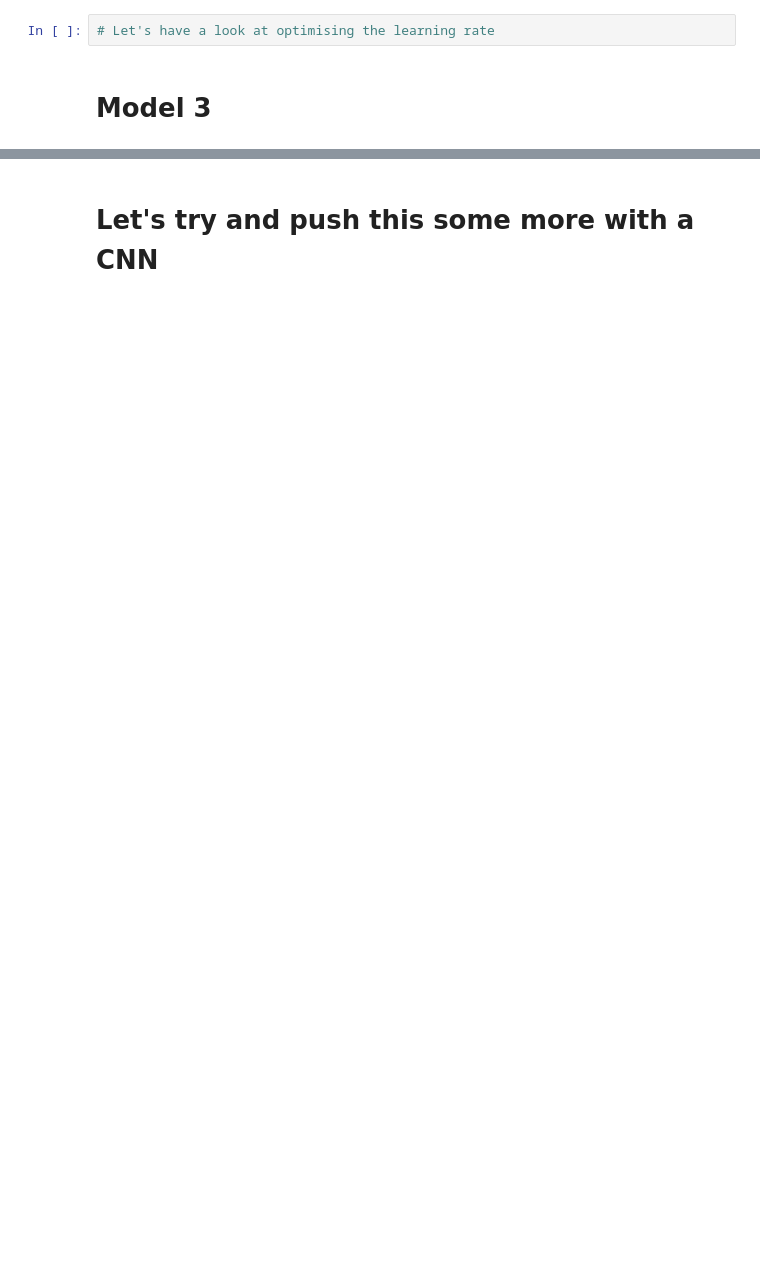
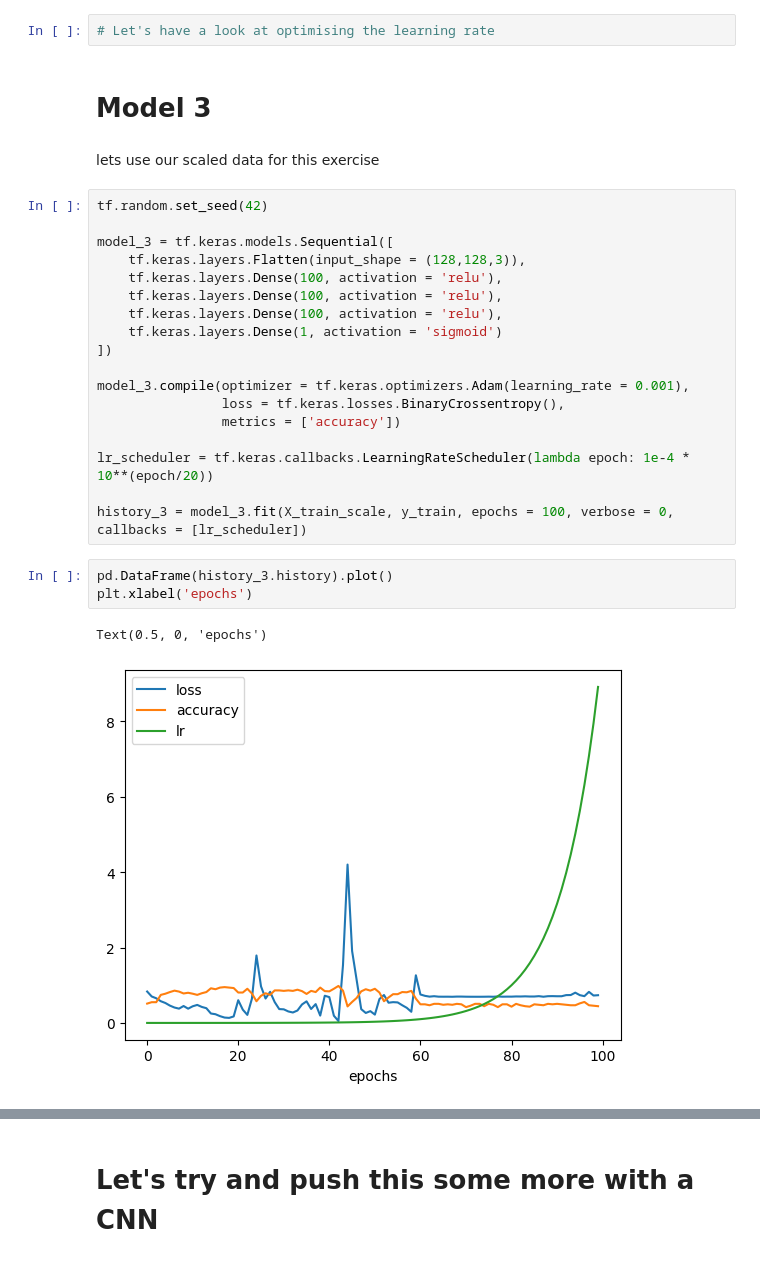
Before and after one commit to jmclaughlin0/haemorrhage, a Jupyter notebook: Basic_Haemorrhage_DL.ipynb, the cells around one changed output, grey strips where cells are left out. Saved outputs shown, nothing was run; the diff lists cells and outputs as text; blank space fills up the shorter version.

```diff
--- a/Basic_Haemorrhage_DL.ipynb
+++ b/Basic_Haemorrhage_DL.ipynb
@@ -291,3 +289,29 @@ model_2.evaluate(X_test_scale, y_test)
 # Let's have a look at optimising the learning rate
 # %% [markdown]
 # Model 3
+# %% [markdown]
+lets use our scaled data for this exercise
+# %%
+tf.random.set_seed(42)
+
+model_3 = tf.keras.models.Sequential([
+    tf.keras.layers.Flatten(input_shape = (128,128,3)),
+    tf.keras.layers.Dense(100, activation = 'relu'),
+    tf.keras.layers.Dense(100, activation = 'relu'),
+    tf.keras.layers.Dense(100, activation = 'relu'),
+    tf.keras.layers.Dense(1, activation = 'sigmoid')
+])
+
+model_3.compile(optimizer = tf.keras.optimizers.Adam(learning_rate = 0.001),
+                loss = tf.keras.losses.BinaryCrossentropy(),
+                metrics = ['accuracy'])
+
+lr_scheduler = tf.keras.callbacks.LearningRateScheduler(lambda epoch: 1e-4 * 10**(epoch/20))
+
+history_3 = model_3.fit(X_train_scale, y_train, epochs = 100, verbose = 0, callbacks = [lr_scheduler])
+# %%
+pd.DataFrame(history_3.history).plot()
+plt.xlabel('epochs')
+# %% [output]
+Text(0.5, 0, 'epochs')
+[figure, added]
```
Also changed, not shown: parts of 27 cells of this notebook.
